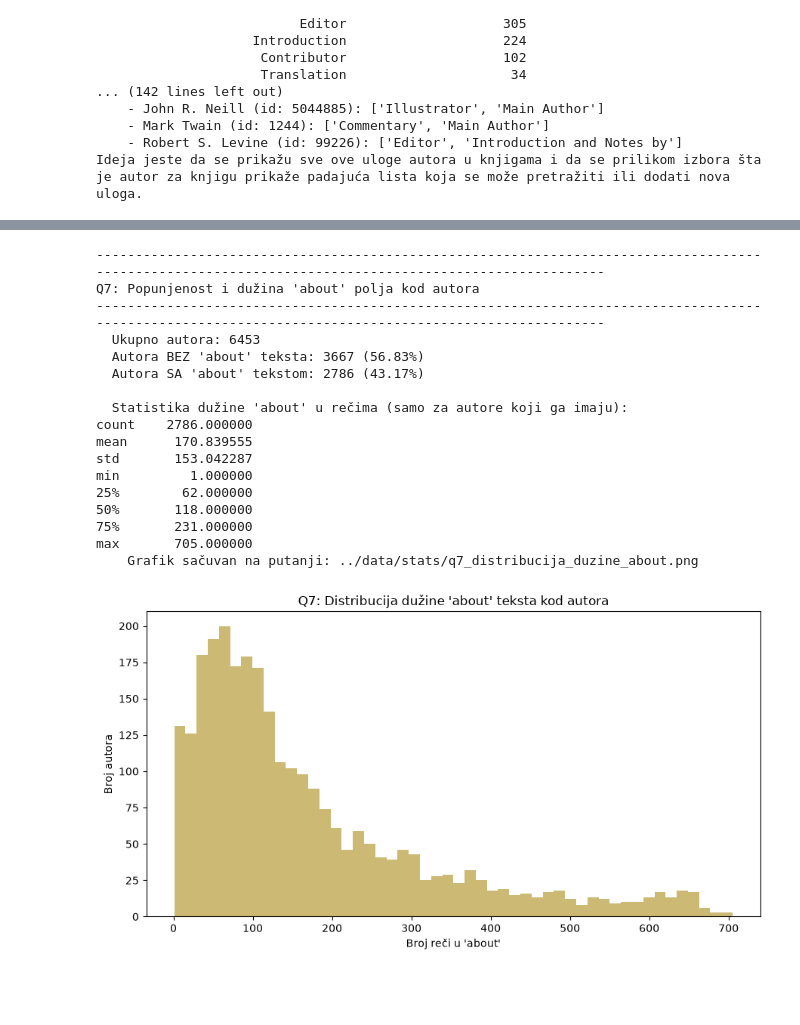
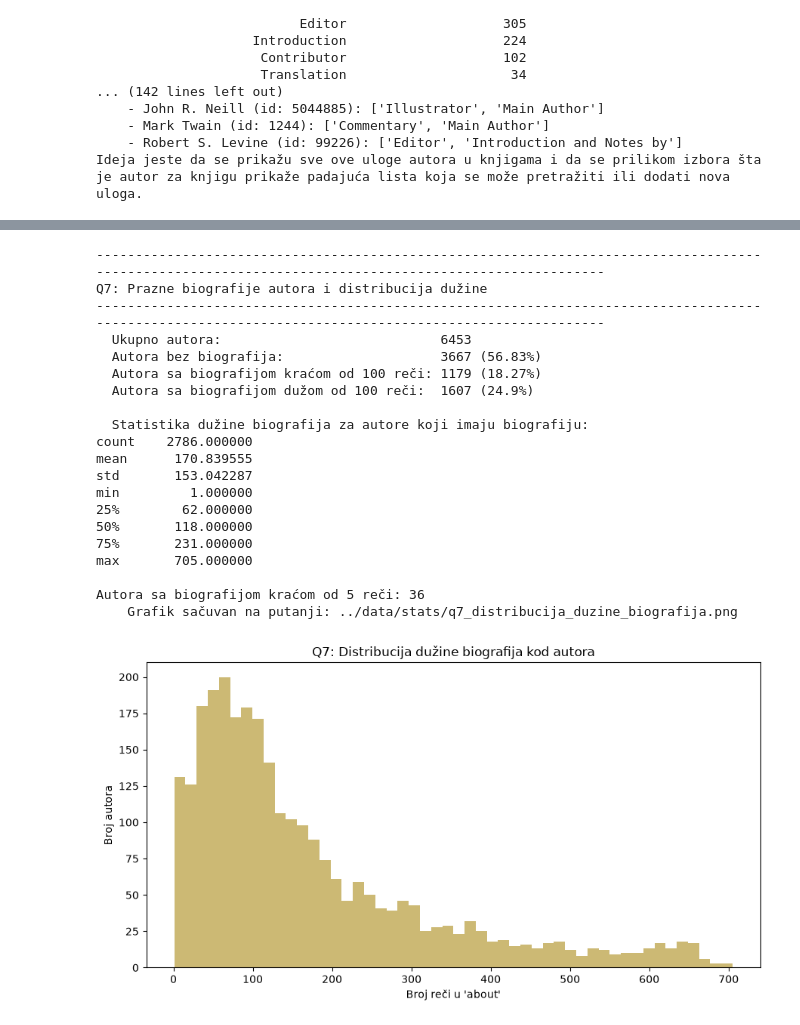
Before and after one commit to neshko31/AI-agent-za-biblioteku, a Jupyter notebook: VectorDatabaseService/scripts/data_stats.ipynb, the cells around one changed output, grey strips where cells are left out. Saved outputs shown, nothing was run; the diff lists cells and outputs as text; code cells hidden in the pictures; blank space fills up the shorter version.

```diff
--- a/VectorDatabaseService/scripts/data_stats.ipynb
+++ b/VectorDatabaseService/scripts/data_stats.ipynb
@@ -1345,50 +1339,68 @@ Q6: Placeholder / duplirani opisi knjiga
 # %%
-# 7 - Popunjenost i dužina biografije autora
-
-print_header(7, "Popunjenost i dužina 'about' polja kod autora")
+# 7 - Prazne/nepostojeće biografije autora i distribucija dužine
+print_header(7, "Prazne biografije autora i distribucija dužine")
 
 authors_df["_about"] = authors_df.get("about", pd.Series([None] * len(authors_df)))
 authors_df["_about_is_missing"] = authors_df["_about"].apply(is_missing)
-
+n_about_missing = authors_df["_about_is_missing"].sum()
 n_authors_total = len(authors_df)
-n_about_missing = authors_df["_about_is_missing"].sum()
-print(f"  Ukupno autora: {n_authors_total}")
-print(f"  Autora BEZ 'about' teksta: {n_about_missing} ({round(100 * n_about_missing / n_authors_total, 2)}%)")
-print(f"  Autora SA 'about' tekstom: {n_authors_total - n_about_missing} "
-      f"({round(100 * (n_authors_total - n_about_missing) / n_authors_total, 2)}%)")
 
 authors_df["_about_word_count"] = authors_df["_about"].apply(
     lambda a: 0 if is_missing(a) else len(str(a).split())
 )
 
+n_under_100_words = (
+    (~authors_df["_about_is_missing"])
+    & (authors_df["_about_word_count"] < 100)
+).sum()
+
+n_over_100_words = (
+    (~authors_df["_about_is_missing"])
+    & (authors_df["_about_word_count"] >= 100)
+).sum()
+
+print(f"  Ukupno autora:                            {n_authors_total}")
+print(f"  Autora bez biografija:                    {n_about_missing} ({round(100 * n_about_missing / n_authors_total, 2)}%)")
+print(f"  Autora sa biografijom kraćom od 100 reči: {n_under_100_words} ({round(100 * n_under_100_words / n_authors_total, 2)}%)")
+print(f"  Autora sa biografijom dužom od 100 reči:  {n_over_100_words} ({round(100 * n_over_100_words / n_authors_total, 2)}%)")
+
 about_stats = authors_df.loc[~authors_df["_about_is_missing"], "_about_word_count"].describe()
-print("\n  Statistika dužine 'about' u rečima (samo za autore koji ga imaju):")
+print("\n  Statistika dužine biografija za autore koji imaju biografiju:")
 print(about_stats.to_string())
+
+n_very_short = (
+    (~authors_df["_about_is_missing"])
+    & (authors_df["_about_word_count"] < DESCRIPTION_MIN_WORDS)
+).sum()
+print(f"\nAutora sa biografijom kraćom od {DESCRIPTION_MIN_WORDS} reči: {n_very_short}")
 
 fig, ax = plt.subplots(figsize=(9, 5))
 ax.hist(authors_df.loc[~authors_df["_about_is_missing"], "_about_word_count"], bins=50, color="#CCB974")
 ax.set_xlabel("Broj reči u 'about'")
 ax.set_ylabel("Broj autora")
-ax.set_title("Q7: Distribucija dužine 'about' teksta kod autora")
-save_and_show(fig, "q7_distribucija_duzine_about.png")
+ax.set_title("Q7: Distribucija dužine biografija kod autora")
+save_and_show(fig, "q7_distribucija_duzine_biografija.png")
 # %% [output]
 ------------------------------------------------------------------------------------------------------------------------------------------------------
-Q7: Popunjenost i dužina 'about' polja kod autora
+Q7: Prazne biografije autora i distribucija dužine
 ------------------------------------------------------------------------------------------------------------------------------------------------------
-  Ukupno autora: 6453
-  Autora BEZ 'about' teksta: 3667 (56.83%)
-  Autora SA 'about' tekstom: 2786 (43.17%)
+  Ukupno autora:                            6453
+  Autora bez biografija:                    3667 (56.83%)
+  Autora sa biografijom kraćom od 100 reči: 1179 (18.27%)
+  Autora sa biografijom dužom od 100 reči:  1607 (24.9%)
 
-  Statistika dužine 'about' u rečima (samo za autore koji ga imaju):
+  Statistika dužine biografija za autore koji imaju biografiju:
 count    2786.000000
 mean      170.839555
 std       153.042287
 min         1.000000
 25%        62.000000
 50%       118.000000
 75%       231.000000
 max       705.000000
-    Grafik sačuvan na putanji: ../data/stats/q7_distribucija_duzine_about.png
+
+Autora sa biografijom kraćom od 5 reči: 36
+    Grafik sačuvan na putanji: ../data/stats/q7_distribucija_duzine_biografija.png
-[figure, old version]
+[figure, new version]
 # %%
 # 8 - Procenat knjige koje imaju/nemaju određena polja
```
Also changed, not shown: parts of 9 cells of this notebook.
